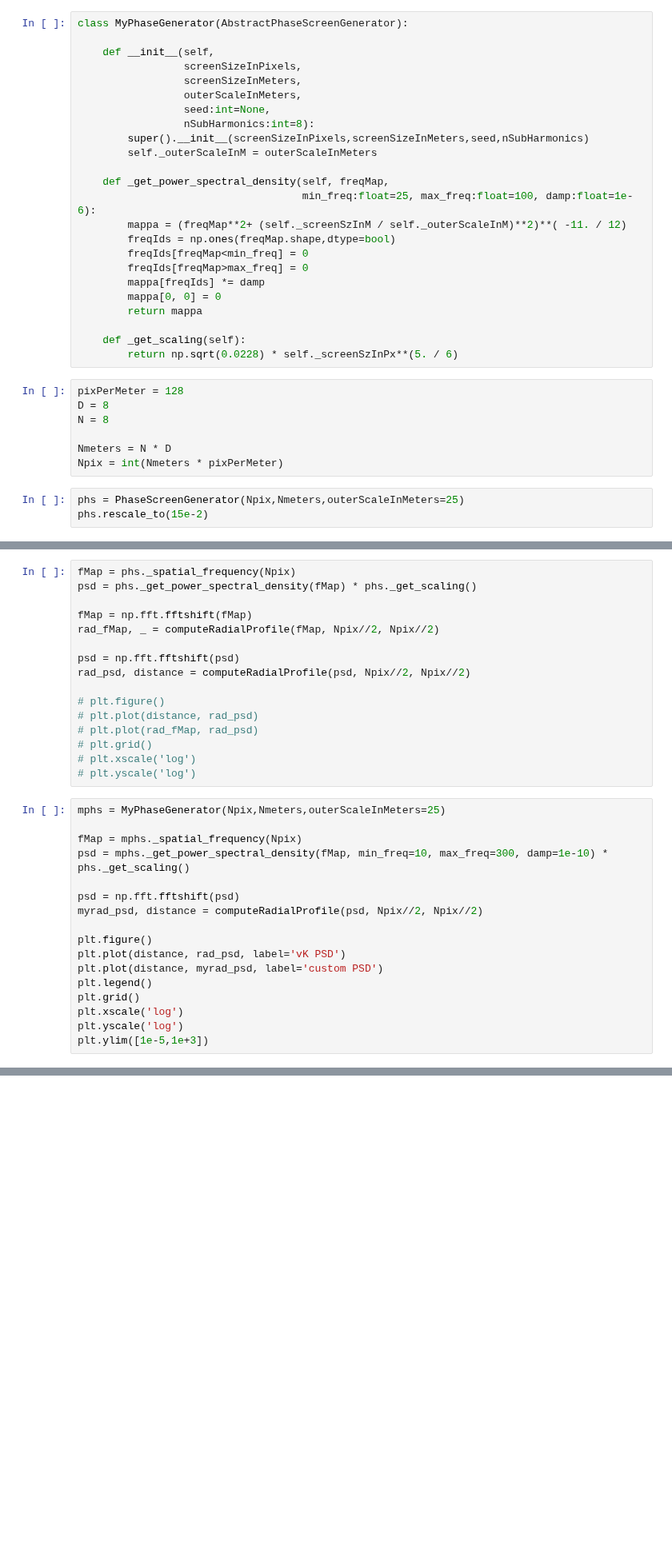
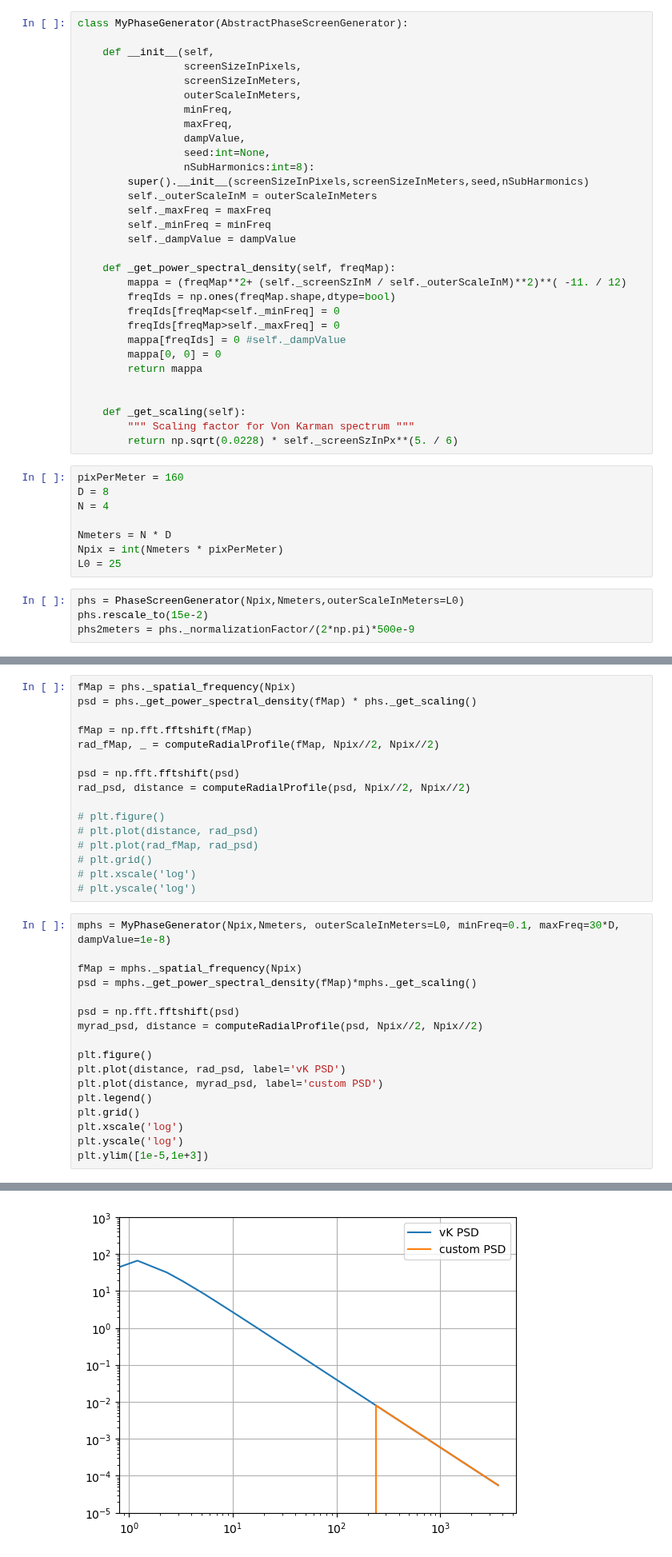
Before and after one commit to ArcetriAdaptiveOptics/arte, a Jupyter notebook: notebook/scratch_atmo_psds.ipynb, the cells around one changed output, grey strips where cells are left out. Shown at 80% size. Cells and saved outputs as stored; diff of their text form; blank space fills up the shorter version.

```diff
--- a/notebook/scratch_atmo_psds.ipynb
+++ b/notebook/scratch_atmo_psds.ipynb
@@ -38,33 +38,42 @@ class MyPhaseGenerator(AbstractPhaseScreenGenerator):
                  screenSizeInPixels,
                  screenSizeInMeters,
                  outerScaleInMeters,
+                 minFreq,
+                 maxFreq,
+                 dampValue,
                  seed:int=None,
                  nSubHarmonics:int=8):
         super().__init__(screenSizeInPixels,screenSizeInMeters,seed,nSubHarmonics)
         self._outerScaleInM = outerScaleInMeters
+        self._maxFreq = maxFreq
+        self._minFreq = minFreq
+        self._dampValue = dampValue
 
-    def _get_power_spectral_density(self, freqMap,
-                                    min_freq:float=25, max_freq:float=100, damp:float=1e-6):
+    def _get_power_spectral_density(self, freqMap):
         mappa = (freqMap**2+ (self._screenSzInM / self._outerScaleInM)**2)**( -11. / 12)
         freqIds = np.ones(freqMap.shape,dtype=bool)
-        freqIds[freqMap<min_freq] = 0
-        freqIds[freqMap>max_freq] = 0
-        mappa[freqIds] *= damp
+        freqIds[freqMap<self._minFreq] = 0
+        freqIds[freqMap>self._maxFreq] = 0
+        mappa[freqIds] = 0 #self._dampValue
         mappa[0, 0] = 0
         return mappa
 
+
     def _get_scaling(self):
+        """ Scaling factor for Von Karman spectrum """
         return np.sqrt(0.0228) * self._screenSzInPx**(5. / 6)
 # %%
-pixPerMeter = 128
+pixPerMeter = 160
 D = 8
-N = 8
+N = 4
 
 Nmeters = N * D
 Npix = int(Nmeters * pixPerMeter)
+L0 = 25
 # %%
-phs = PhaseScreenGenerator(Npix,Nmeters,outerScaleInMeters=25)
+phs = PhaseScreenGenerator(Npix,Nmeters,outerScaleInMeters=L0)
 phs.rescale_to(15e-2)
+phs2meters = phs._normalizationFactor/(2*np.pi)*500e-9
 # %%
 # phs.generate_normalized_phase_screens(1)
 #
@@ -89,10 +98,10 @@ rad_psd, distance = computeRadialProfile(psd, Npix//2, Npix//2)
 # plt.xscale('log')
 # plt.yscale('log')
 # %%
-mphs = MyPhaseGenerator(Npix,Nmeters,outerScaleInMeters=25)
+mphs = MyPhaseGenerator(Npix,Nmeters, outerScaleInMeters=L0, minFreq=0.1, maxFreq=30*D, dampValue=1e-8)
 
 fMap = mphs._spatial_frequency(Npix)
-psd = mphs._get_power_spectral_density(fMap, min_freq=10, max_freq=300, damp=1e-10) * phs._get_scaling()
+psd = mphs._get_power_spectral_density(fMap)*mphs._get_scaling()
 
 psd = np.fft.fftshift(psd)
 myrad_psd, distance = computeRadialProfile(psd, Npix//2, Npix//2)
@@ -105,3 +114,4 @@ plt.grid()
 plt.xscale('log')
 plt.yscale('log')
 plt.ylim([1e-5,1e+3])
+# %% [output]
@@ -108,2 +119,3 @@ plt.ylim([1e-5,1e+3])
+[figure, added]
 # %%
 mphs.generate_normalized_phase_screens(1)
```
Also changed, not shown: parts of 10 cells of this notebook, 6 other files.
